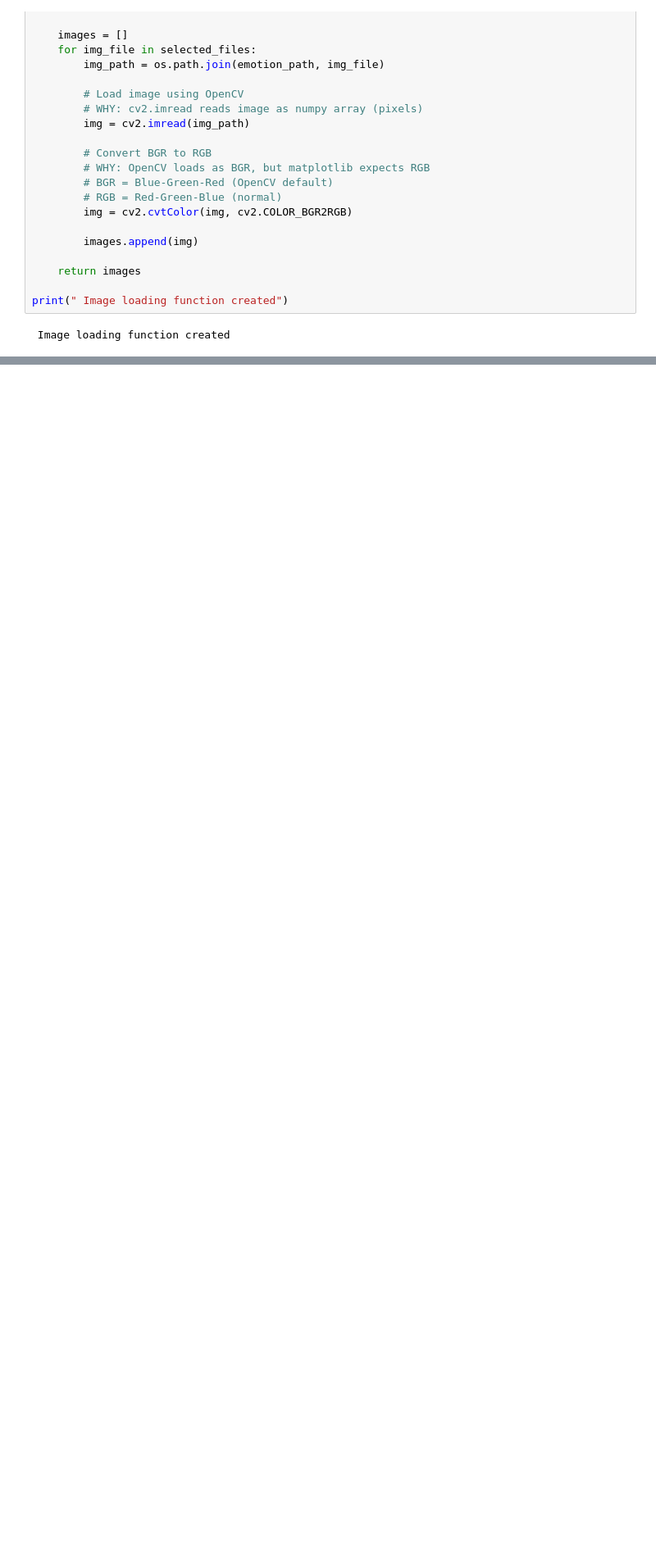
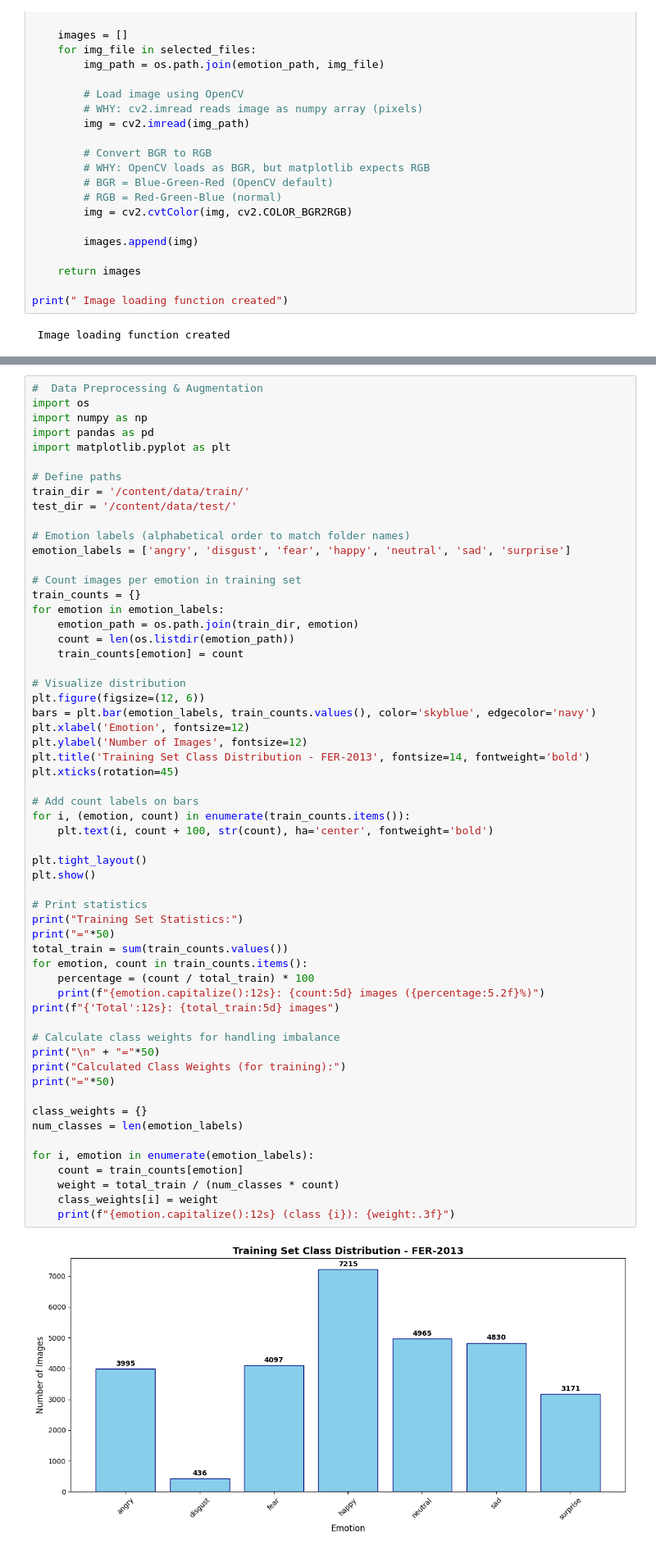
Before and after one commit to noelle-mburu/facial-emotion-recognition, a Jupyter notebook: facial_emotion_recognition.ipynb, the cells around one changed output, grey strips where cells are left out. Shown at 82% size. Cells and saved outputs as stored; diff of their text form; blank space fills up the shorter version.

Commit message:
Facial Emotion Recognition CNN with data preprocessing and model training pipeline

```diff
--- a/facial_emotion_recognition.ipynb
+++ b/facial_emotion_recognition.ipynb
@@ -228,0 +227,60 @@ gfesfefghhgfrgedgedgegghhhhhhhhhhhhhhhhhhhh
+# %%
+#  Data Preprocessing & Augmentation
+import os
+import numpy as np
+import pandas as pd
+import matplotlib.pyplot as plt
+
+# Define paths
+train_dir = '/content/data/train/'
+test_dir = '/content/data/test/'
+
+# Emotion labels (alphabetical order to match folder names)
+emotion_labels = ['angry', 'disgust', 'fear', 'happy', 'neutral', 'sad', 'surprise']
+
+# Count images per emotion in training set
+train_counts = {}
+for emotion in emotion_labels:
+    emotion_path = os.path.join(train_dir, emotion)
+    count = len(os.listdir(emotion_path))
+    train_counts[emotion] = count
+
+# Visualize distribution
+plt.figure(figsize=(12, 6))
+bars = plt.bar(emotion_labels, train_counts.values(), color='skyblue', edgecolor='navy')
+plt.xlabel('Emotion', fontsize=12)
+plt.ylabel('Number of Images', fontsize=12)
+plt.title('Training Set Class Distribution - FER-2013', fontsize=14, fontweight='bold')
+plt.xticks(rotation=45)
+
+# Add count labels on bars
+for i, (emotion, count) in enumerate(train_counts.items()):
+    plt.text(i, count + 100, str(count), ha='center', fontweight='bold')
+
+plt.tight_layout()
+plt.show()
+
+# Print statistics
+print("Training Set Statistics:")
+print("="*50)
+total_train = sum(train_counts.values())
+for emotion, count in train_counts.items():
+    percentage = (count / total_train) * 100
+    print(f"{emotion.capitalize():12s}: {count:5d} images ({percentage:5.2f}%)")
+print(f"{'Total':12s}: {total_train:5d} images")
+
+# Calculate class weights for handling imbalance
+print("\n" + "="*50)
+print("Calculated Class Weights (for training):")
+print("="*50)
+
+class_weights = {}
+num_classes = len(emotion_labels)
+
+for i, emotion in enumerate(emotion_labels):
+    count = train_counts[emotion]
+    weight = total_train / (num_classes * count)
+    class_weights[i] = weight
+    print(f"{emotion.capitalize():12s} (class {i}): {weight:.3f}")
+# %% [output]
+[figure, added]
```
Also changed, not shown: parts of 18 cells of this notebook, 5 other files.
